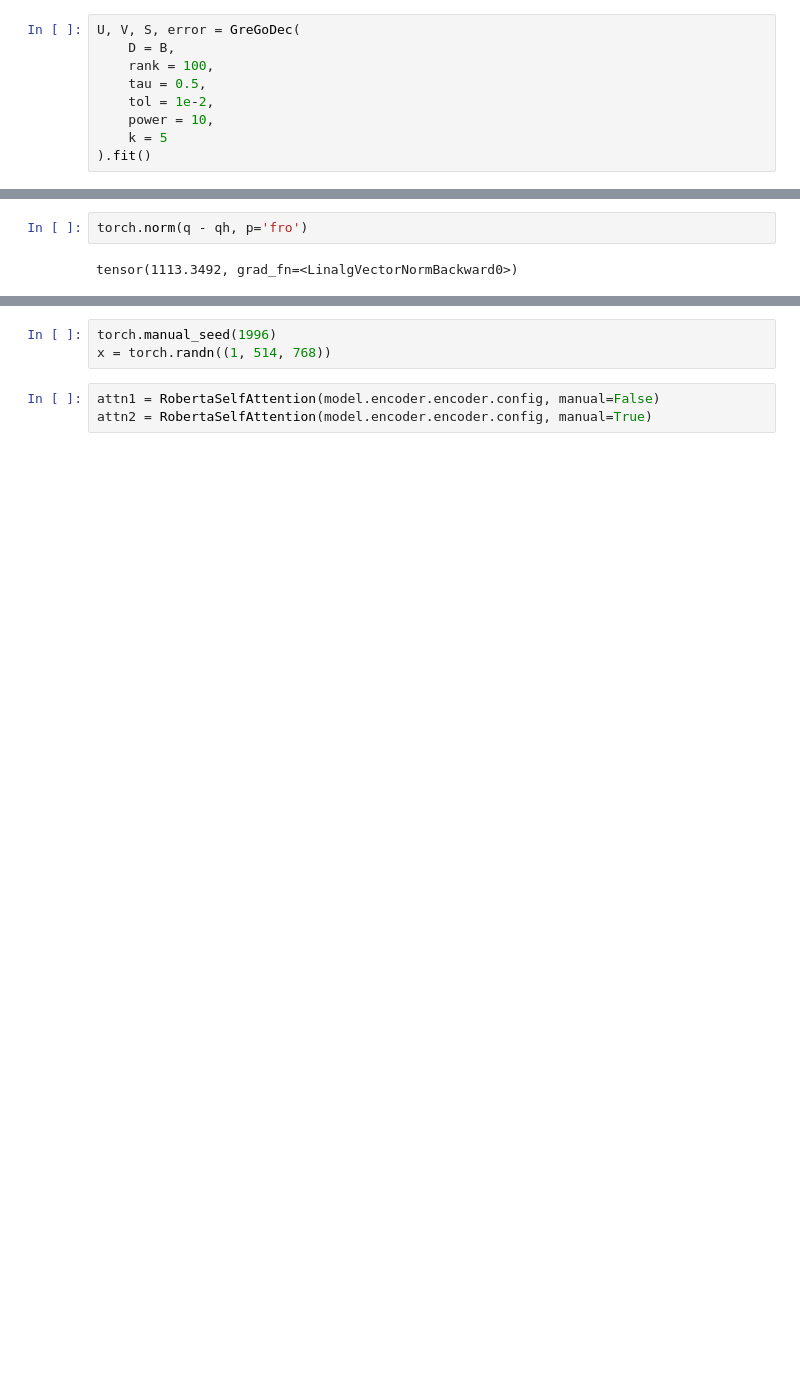
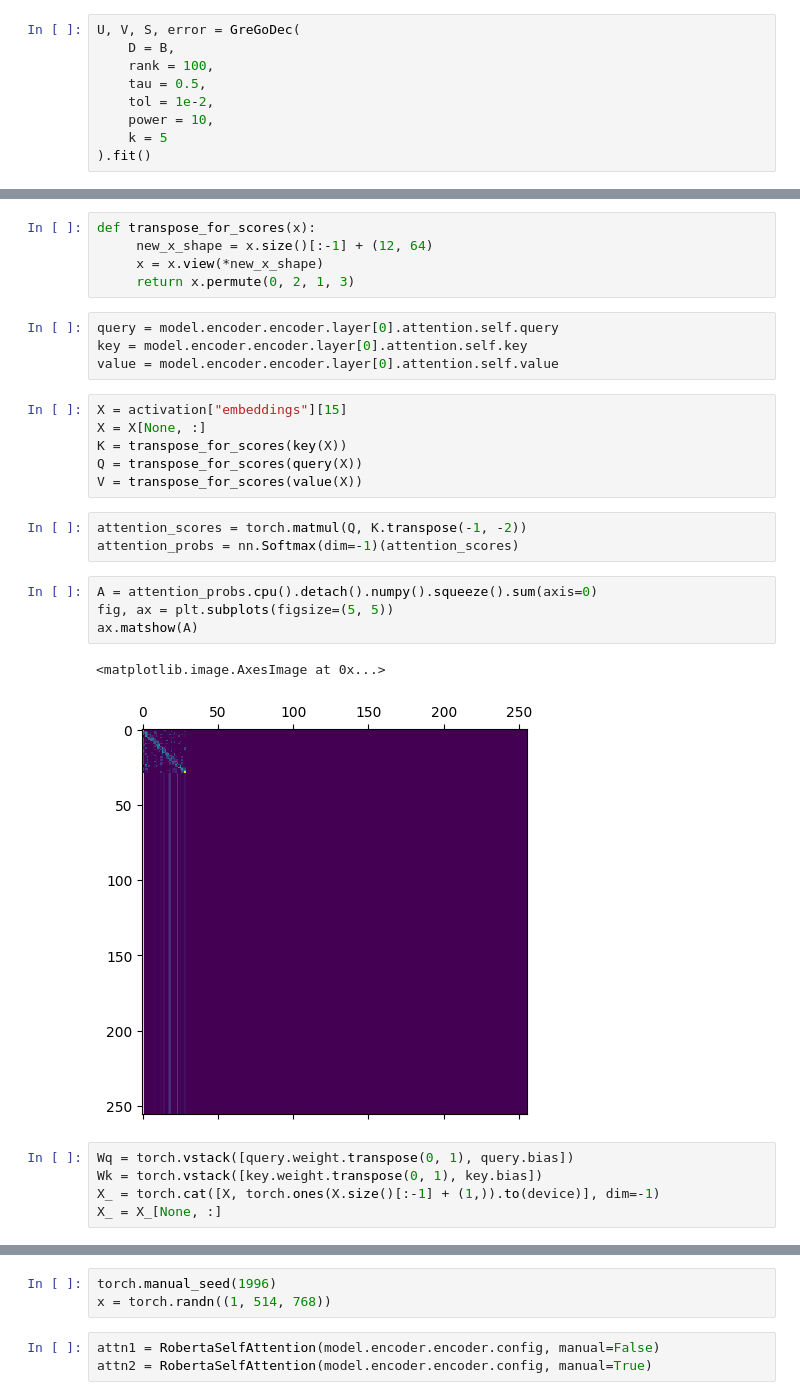
Before and after one commit to Laknath1996/cs-project, a Jupyter notebook: notebooks/1-dev.ipynb, the cells around one changed output, grey strips where cells are left out. Cells and saved outputs as stored; diff of their text form; blank space fills up the shorter version.

```diff
--- a/notebooks/1-dev.ipynb
+++ b/notebooks/1-dev.ipynb
@@ -201,4 +182,30 @@ tensor([[ 3.4695e+00,  6.3474e-01,  6.8642e-01,  ..., -3.3558e+00,
-# %%
-torch.norm(q - qh, p='fro')
-# %% [output]
-tensor(1113.3492, grad_fn=<LinalgVectorNormBackward0>)
+# %%
+def transpose_for_scores(x):
+     new_x_shape = x.size()[:-1] + (12, 64)
+     x = x.view(*new_x_shape)
+     return x.permute(0, 2, 1, 3)
+# %%
+query = model.encoder.encoder.layer[0].attention.self.query
+key = model.encoder.encoder.layer[0].attention.self.key
+value = model.encoder.encoder.layer[0].attention.self.value
+# %%
+X = activation["embeddings"][15]
+X = X[None, :]
+K = transpose_for_scores(key(X))
+Q = transpose_for_scores(query(X))
+V = transpose_for_scores(value(X))
+# %%
+attention_scores = torch.matmul(Q, K.transpose(-1, -2))
+attention_probs = nn.Softmax(dim=-1)(attention_scores)
+# %%
+A = attention_probs.cpu().detach().numpy().squeeze().sum(axis=0)
+fig, ax = plt.subplots(figsize=(5, 5))
+ax.matshow(A)
+# %% [output]
+<matplotlib.image.AxesImage at 0x...>
+[figure, added]
+# %%
+Wq = torch.vstack([query.weight.transpose(0, 1), query.bias])
+Wk = torch.vstack([key.weight.transpose(0, 1), key.bias])
+X_ = torch.cat([X, torch.ones(X.size()[:-1] + (1,)).to(device)], dim=-1)
+X_ = X_[None, :]
```
Also changed, not shown: parts of 44 cells of this notebook, 14 other files.
